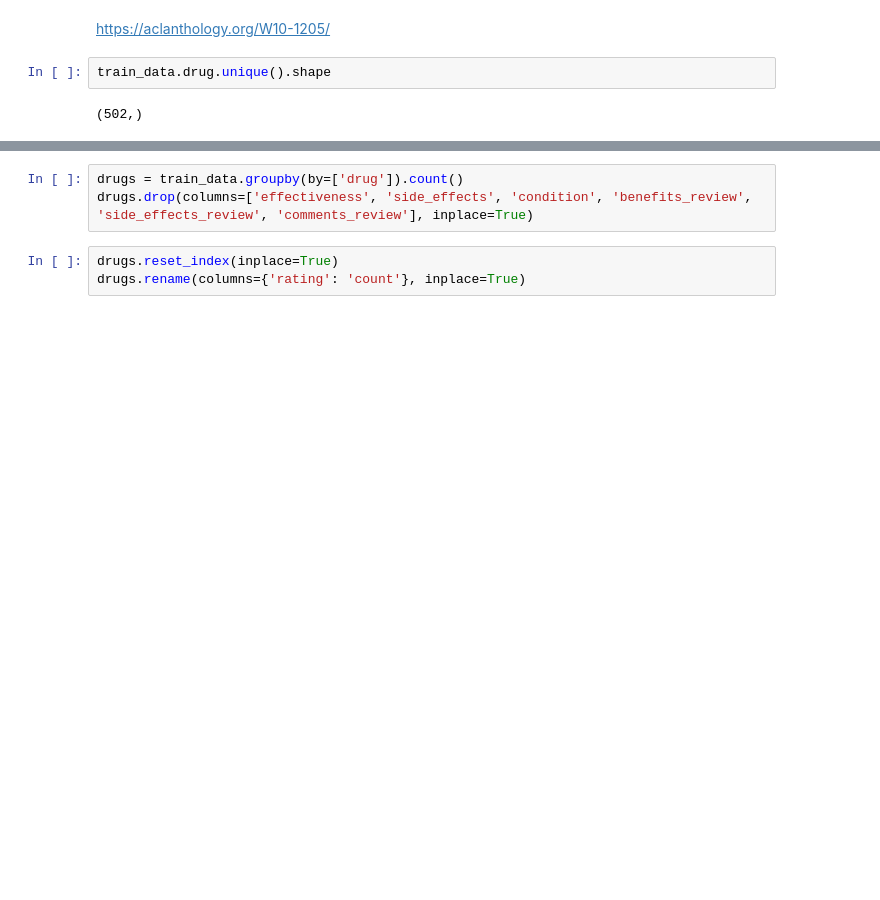
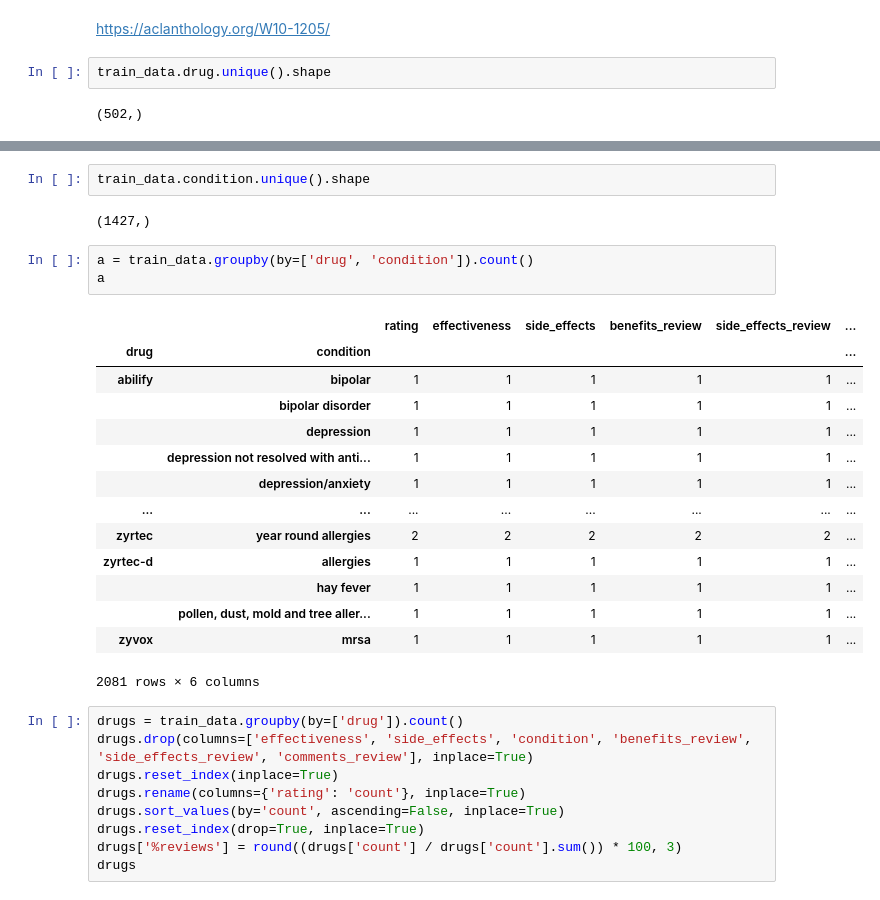
Before and after one commit to lmcosta98/Project2_FCD, a Jupyter notebook: drug_review.ipynb, the cells around one changed output, grey strips where cells are left out. Cells and saved outputs as stored; diff of their text form; blank space fills up the shorter version.

```diff
--- a/drug_review.ipynb
+++ b/drug_review.ipynb
@@ -66,6 +139,31 @@ train_data.drug.unique().shape
+# %%
+train_data.condition.unique().shape
+# %% [output]
+(1427,)
+# %%
+a = train_data.groupby(by=['drug', 'condition']).count()
+a
+# %% [output]
+|  |  | rating | effectiveness | side_effects | benefits_review | side_effects_review | ... |
+| drug | condition |  |  |  |  |  | ... |
+| abilify | bipolar | 1 | 1 | 1 | 1 | 1 | ... |
+|  | bipolar disorder | 1 | 1 | 1 | 1 | 1 | ... |
+|  | depression | 1 | 1 | 1 | 1 | 1 | ... |
+|  | depression not resolved with anti... | 1 | 1 | 1 | 1 | 1 | ... |
+|  | depression/anxiety | 1 | 1 | 1 | 1 | 1 | ... |
+| ... | ... | ... | ... | ... | ... | ... | ... |
+| zyrtec | year round allergies | 2 | 2 | 2 | 2 | 2 | ... |
+| zyrtec-d | allergies | 1 | 1 | 1 | 1 | 1 | ... |
+|  | hay fever | 1 | 1 | 1 | 1 | 1 | ... |
+|  | pollen, dust, mold and tree aller... | 1 | 1 | 1 | 1 | 1 | ... |
+| zyvox | mrsa | 1 | 1 | 1 | 1 | 1 | ... |
+2081 rows × 6 columns
 # %%
 drugs = train_data.groupby(by=['drug']).count()
 drugs.drop(columns=['effectiveness', 'side_effects', 'condition', 'benefits_review', 'side_effects_review', 'comments_review'], inplace=True)
+drugs.reset_index(inplace=True)
+drugs.rename(columns={'rating': 'count'}, inplace=True)
+drugs.sort_values(by='count', ascending=False, inplace=True)
+drugs.reset_index(drop=True, inplace=True)
+drugs['%reviews'] = round((drugs['count'] / drugs['count'].sum()) * 100, 3)
+drugs
-# %%
-drugs.reset_index(inplace=True)
-drugs.rename(columns={'rating': 'count'}, inplace=True)
```
Also changed, not shown: parts of 11 cells of this notebook.
